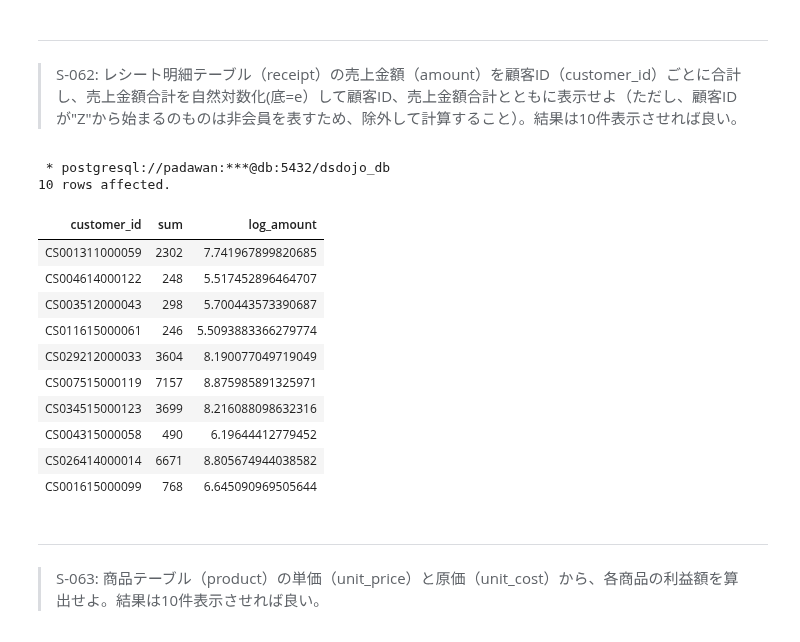
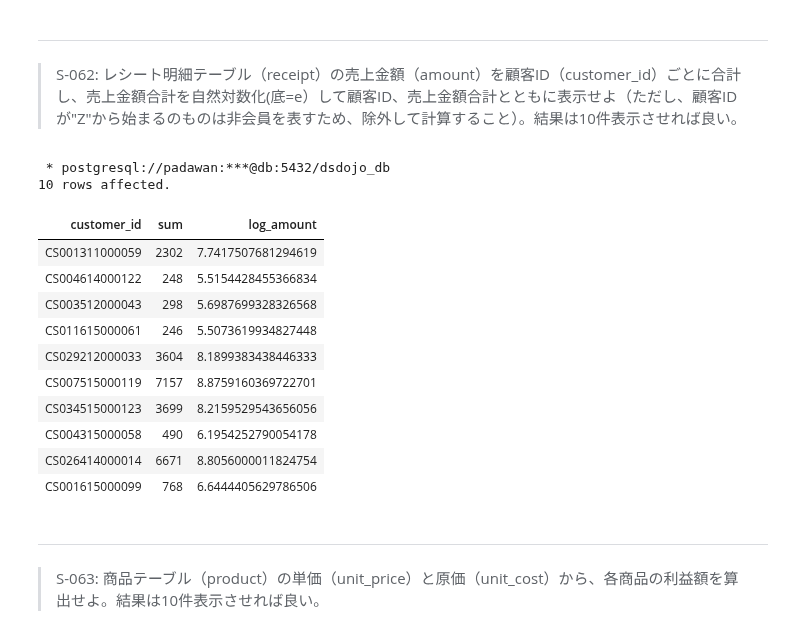
Before and after one commit to The-Japan-DataScientist-Society/100knocks-preprocess, a Jupyter notebook: docker/work/answer/ans_preprocess_knock_SQL.ipynb, the cells around one changed output. Saved outputs shown, nothing was run; the diff lists cells and outputs as text; code cells hidden in the pictures.

```diff
--- a/docker/work/answer/ans_preprocess_knock_SQL.ipynb
+++ b/docker/work/answer/ans_preprocess_knock_SQL.ipynb
@@ -1752,31 +1752,31 @@ LIMIT 10
 # %%
 %%sql
 
 SELECT
     customer_id,
     SUM(amount),
-    LN(SUM(amount) + 1) as log_amount
+    LN(SUM(amount) + 0.5) as log_amount
 FROM
     receipt
 WHERE
     customer_id NOT LIKE 'Z%'
 GROUP BY
     customer_id
 LIMIT 10
 # %% [output]
  * postgresql://padawan:***@db:5432/dsdojo_db
 10 rows affected.
 | customer_id | sum | log_amount |
-| CS001311000059 | 2302 | 7.741967899820685 |
-| CS004614000122 | 248 | 5.517452896464707 |
-| CS003512000043 | 298 | 5.700443573390687 |
-| CS011615000061 | 246 | 5.5093883366279774 |
-| CS029212000033 | 3604 | 8.190077049719049 |
-| CS007515000119 | 7157 | 8.875985891325971 |
-| CS034515000123 | 3699 | 8.216088098632316 |
-| CS004315000058 | 490 | 6.19644412779452 |
-| CS026414000014 | 6671 | 8.805674944038582 |
-| CS001615000099 | 768 | 6.645090969505644 |
+| CS001311000059 | 2302 | 7.7417507681294619 |
+| CS004614000122 | 248 | 5.5154428455366834 |
+| CS003512000043 | 298 | 5.6987699328326568 |
+| CS011615000061 | 246 | 5.5073619934827448 |
+| CS029212000033 | 3604 | 8.1899383438446333 |
+| CS007515000119 | 7157 | 8.8759160369722701 |
+| CS034515000123 | 3699 | 8.2159529543656056 |
+| CS004315000058 | 490 | 6.1954252790054178 |
+| CS026414000014 | 6671 | 8.8056000011824754 |
+| CS001615000099 | 768 | 6.6444405629786506 |
 # %% [markdown]
 ---
 > S-063: 商品テーブル（product）の単価（unit_price）と原価（unit_cost）から、各商品の利益額を算出せよ。結果は10件表示させれば良い。
```
Also changed, not shown: parts of 14 cells of this notebook, 14 other files.
